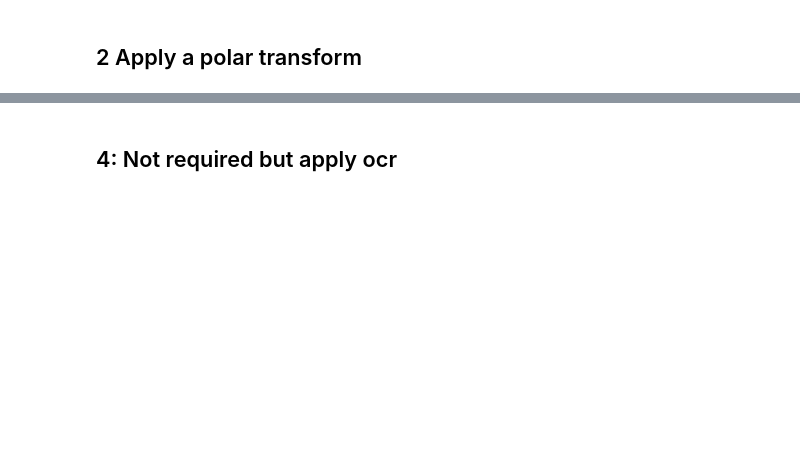
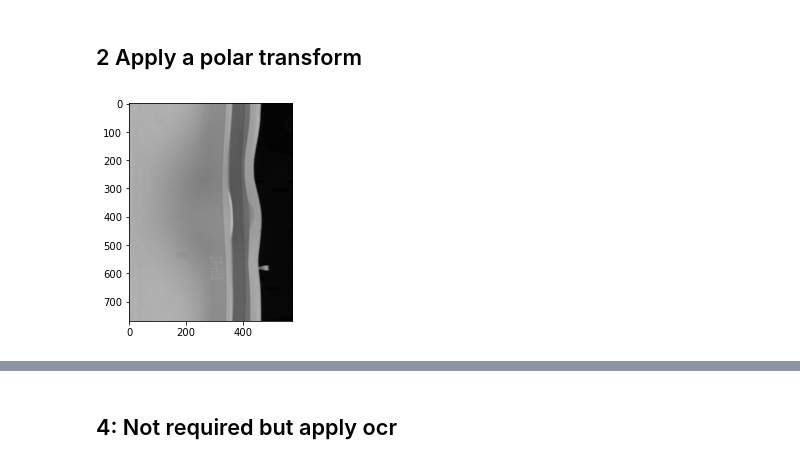
Before and after one commit to taglioIsCoding/CapInspection, a Jupyter notebook: single_cap.ipynb, the cells around one changed output, grey strips where cells are left out. Cells and saved outputs as stored; diff of their text form; code cells hidden in the pictures; blank space fills up the shorter version.

```diff
--- a/single_cap.ipynb
+++ b/single_cap.ipynb
@@ -223,11 +267,20 @@ plt.show()
 # %% [markdown]
 ## 2 Apply a polar transform
 # %%
+# flags = cv2.INTER_CUBIC | cv2.WARP_FILL_OUTLIERS | cv2.WARP_POLAR_LINEAR
+# polar_image = cv2.warpPolar(image_with_vertical_tab, image_with_vertical_tab.shape, image_center, 360, flags)
+# fig,ax = plt.subplots(1)
+# ax.imshow(polar_image, cmap='gray', vmin=0, vmax=255)
+# plt.show()
 flags = cv2.INTER_CUBIC | cv2.WARP_FILL_OUTLIERS | cv2.WARP_POLAR_LINEAR
-polar_image = cv2.warpPolar(image_with_vertical_tab, image_with_vertical_tab.shape, image_center, 360, flags)
+polar_image = cv2.warpPolar(image_with_vertical_tab, image_with_vertical_tab.shape, image_center, radius_outside, flags)
+# polar_image = cv2.warpPolar(img, img.shape, image_center, radius, flags)
+
 fig,ax = plt.subplots(1)
 ax.imshow(polar_image, cmap='gray', vmin=0, vmax=255)
 plt.show()
+# %% [output]
+[figure, added]
 # %%
 rotated_polar_image = cv2.rotate(polar_image, cv2.ROTATE_90_COUNTERCLOCKWISE)
 fig,ax = plt.subplots(1)
```
Also changed, not shown: parts of 15 cells of this notebook.
